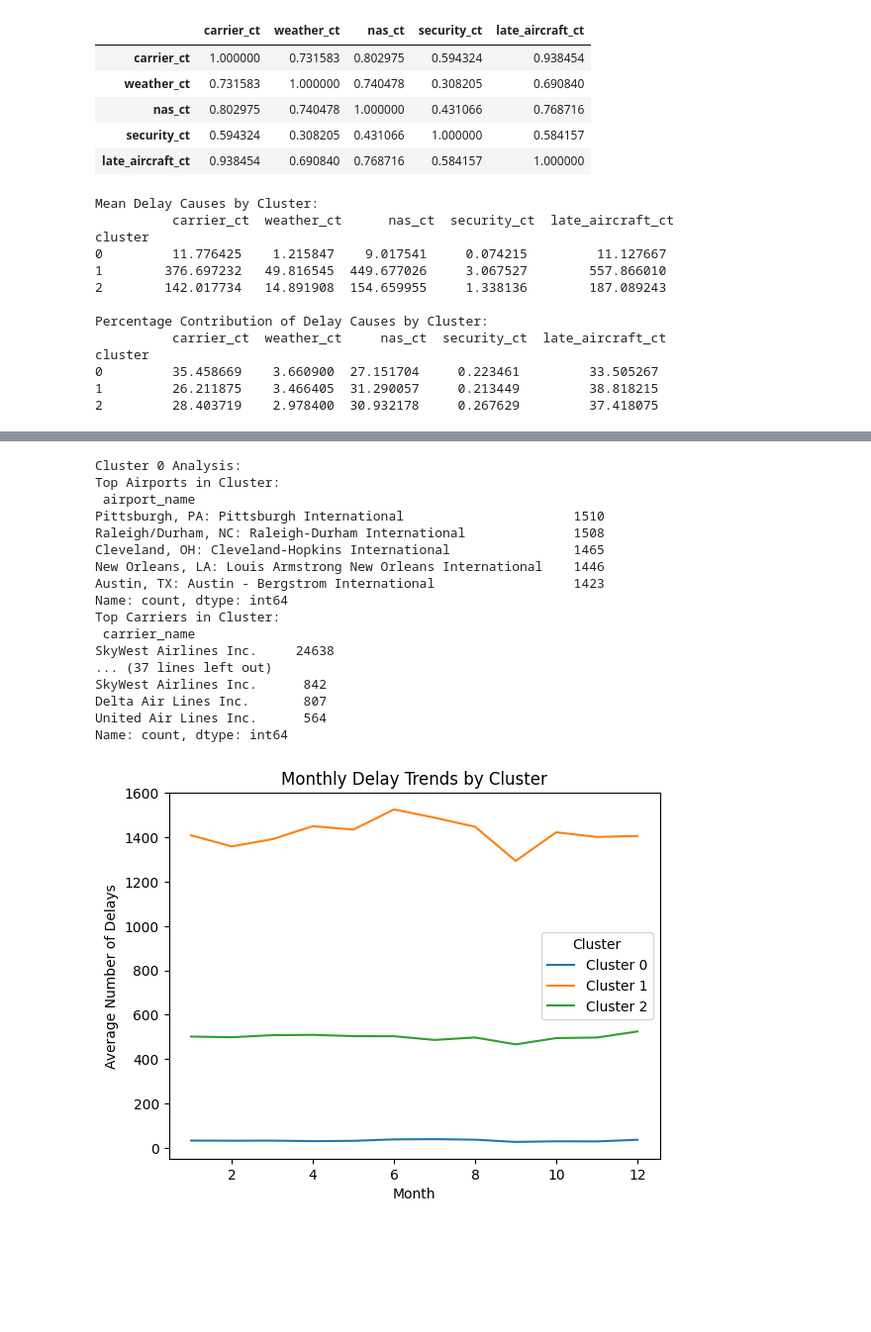
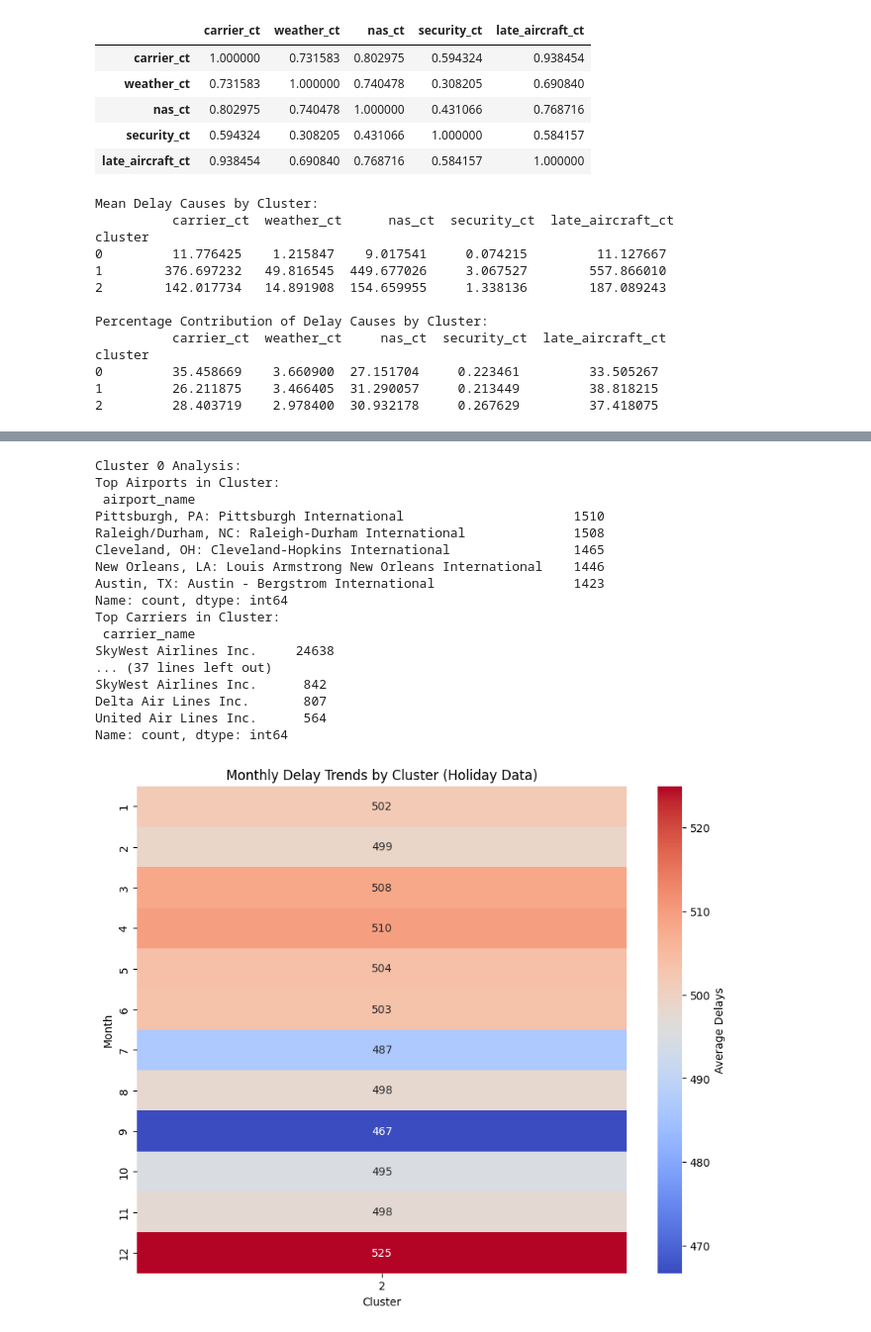
Before and after one commit to lingyuehao/Data_Dawgs, a Jupyter notebook: Data-Dawgs.ipynb, the cells around one changed output, grey strips where cells are left out. Shown at 99% size. Cells and saved outputs as stored; diff of their text form; code cells hidden in the pictures; blank space fills up the shorter version.

```diff
--- a/Data-Dawgs.ipynb
+++ b/Data-Dawgs.ipynb
@@ -646,46 +646,49 @@ for cluster_num in range(3):
     print("Top Airports in Cluster:\n", cluster_data['airport_name'].value_counts().head())
     print("Top Carriers in Cluster:\n", cluster_data['carrier_name'].value_counts().head())
 
-    # Plot delay trends by month
-    monthly_trends = cluster_data.groupby('month')['arr_del15'].mean()
-    plt.plot(monthly_trends, label=f'Cluster {cluster_num}')
+# Aggregate av.delays by month and cluster
+monthly_trends = cluster_data.groupby(['month', 'cluster'])['arr_del15'].mean().reset_index()
 
-# Plot monthly trends
-plt.title('Monthly Delay Trends by Cluster')
-plt.xlabel('Month')
-plt.ylabel('Average Number of Delays')
-plt.legend(title='Cluster')
+# Pivot data for the heatmap
+pivot_table = monthly_trends.pivot(index="month", columns="cluster", values="arr_del15")
+
+# heatmap
+plt.figure(figsize=(10, 8))
+sns.heatmap(pivot_table, annot=True, fmt=".0f", cmap="coolwarm", cbar_kws={'label': 'Average Delays'})
+plt.title("Monthly Delay Trends by Cluster (Holiday Data)")
+plt.xlabel("Cluster")
+plt.ylabel("Month")
 plt.show()
 # %% [output]
 Mean Delay Causes by Cluster:
           carrier_ct  weather_ct      nas_ct  security_ct  late_aircraft_ct
 cluster
 0         11.776425    1.215847    9.017541     0.074215         11.127667
 1        376.697232   49.816545  449.677026     3.067527        557.866010
 2        142.017734   14.891908  154.659955     1.338136        187.089243
 
 Percentage Contribution of Delay Causes by Cluster:
           carrier_ct  weather_ct     nas_ct  security_ct  late_aircraft_ct
 cluster
 0         35.458669    3.660900  27.151704     0.223461         33.505267
 1         26.211875    3.466405  31.290057     0.213449         38.818215
 2         28.403719    2.978400  30.932178     0.267629         37.418075
 [figure]
 Cluster 0 Analysis:
 Top Airports in Cluster:
  airport_name
 Pittsburgh, PA: Pittsburgh International                      1510
 Raleigh/Durham, NC: Raleigh-Durham International              1508
 Cleveland, OH: Cleveland-Hopkins International                1465
 New Orleans, LA: Louis Armstrong New Orleans International    1446
 Austin, TX: Austin - Bergstrom International                  1423
 Name: count, dtype: int64
 Top Carriers in Cluster:
  carrier_name
 SkyWest Airlines Inc.     24638
 ... (37 lines left out)
 SkyWest Airlines Inc.      842
 Delta Air Lines Inc.       807
 United Air Lines Inc.      564
 Name: count, dtype: int64
-[figure, old version]
+[figure, new version]
```
